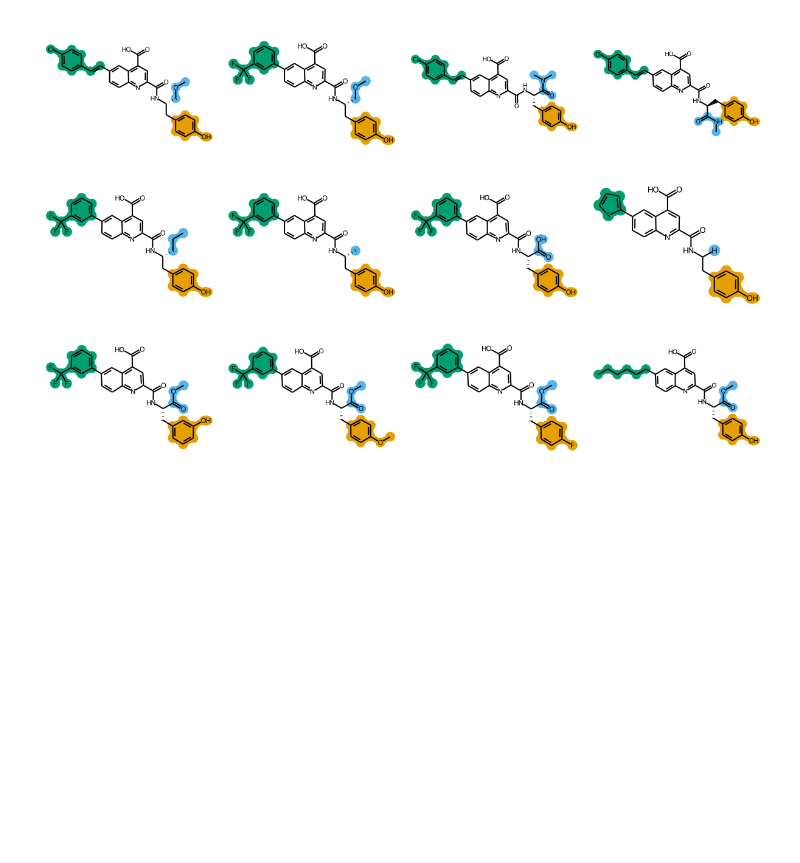
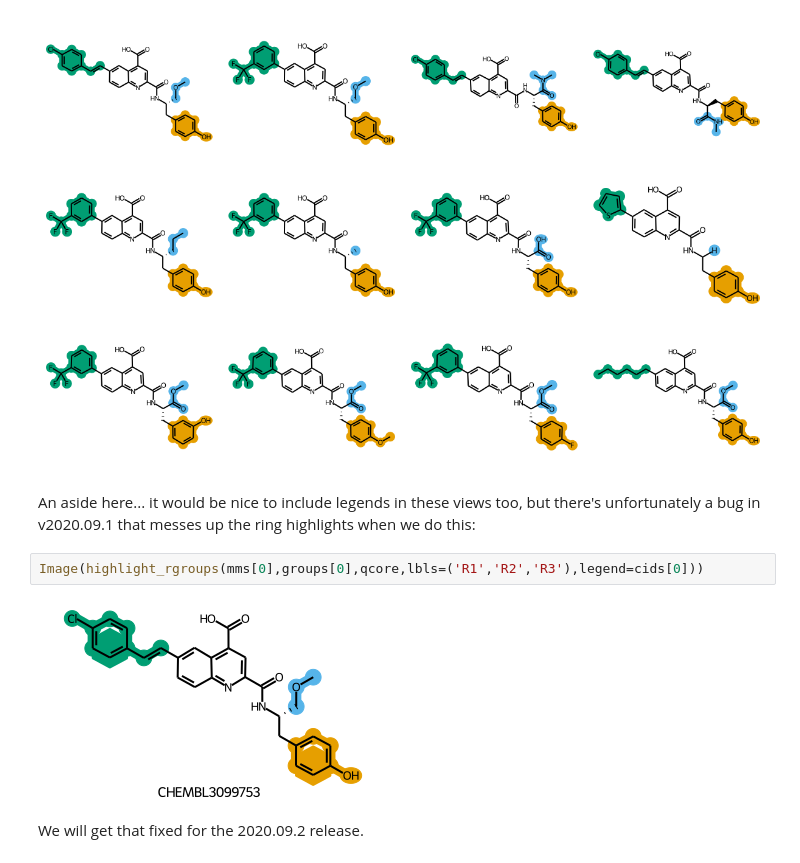
Before and after one commit to greglandrum/rdkit_blog, a Jupyter notebook: notebooks/RGD-highlighting.ipynb, the cells around one changed output. Drawn from its saved outputs; the diff is of its cells as text; blank space fills up the shorter version.

```diff
--- a/notebooks/RGD-highlighting.ipynb
+++ b/notebooks/RGD-highlighting.ipynb
@@ -366,3 +398,11 @@ interactive(children=(Dropdown(description='idx', options=(0, 1, 2, 3, 4, 5, 6,
 Image(draw_multiple(mms[:12],groups,qcore,('R1','R2','R3'),subImageSize=(300,250)))
 # %% [output]
 [figure]
+# %% [markdown]
+An aside here... it would be nice to include legends in these views too, but there's unfortunately a bug in v2020.09.1 that messes up the ring highlights when we do this:
+# %%
+Image(highlight_rgroups(mms[0],groups[0],qcore,lbls=('R1','R2','R3'),legend=cids[0]))
+# %% [output]
+[figure, added]
+# %% [markdown]
+We will get that fixed for the 2020.09.2 release.
```
Also changed, not shown: parts of 27 cells of this notebook.
